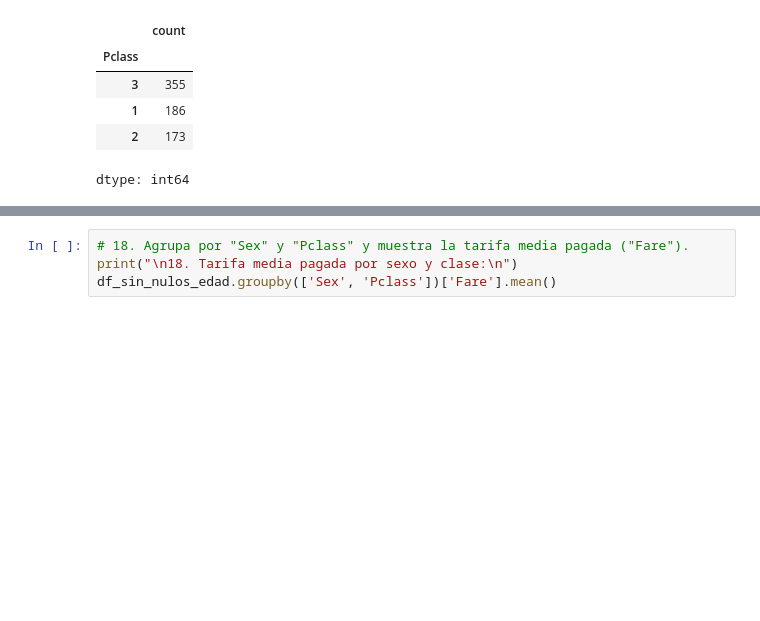
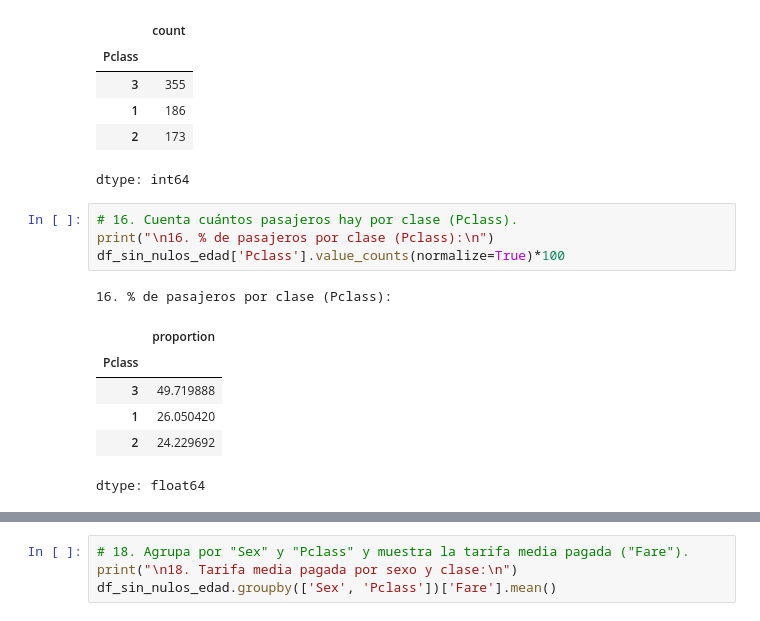
Before and after one commit to SonikoKatsura/CURSO_PARO_IA, a Jupyter notebook: Rober_IA/ejercicios_pandas.ipynb, the cells around one changed output, grey strips where cells are left out. Drawn from its saved outputs; the diff is of its cells as text; blank space fills up the shorter version.

```diff
--- a/Rober_IA/ejercicios_pandas.ipynb
+++ b/Rober_IA/ejercicios_pandas.ipynb
@@ -376,6 +382,18 @@ df_sin_nulos_edad['Pclass'].value_counts()
 | 1 | 186 |
 | 2 | 173 |
 dtype: int64
+# %%
+# 16. Cuenta cuántos pasajeros hay por clase (Pclass).
+print("\n16. % de pasajeros por clase (Pclass):\n")
+df_sin_nulos_edad['Pclass'].value_counts(normalize=True)*100
+# %% [output]
+16. % de pasajeros por clase (Pclass):
+|  | proportion |
+| Pclass |  |
+| 3 | 49.719888 |
+| 1 | 26.050420 |
+| 2 | 24.229692 |
+dtype: float64
 # %%
 # 17. Calcula la media de edad por clase de pasajero.
 print("\n17. Media de edad por clase de pasajero:\n")
```
Also changed, not shown: parts of 5 cells of this notebook.
